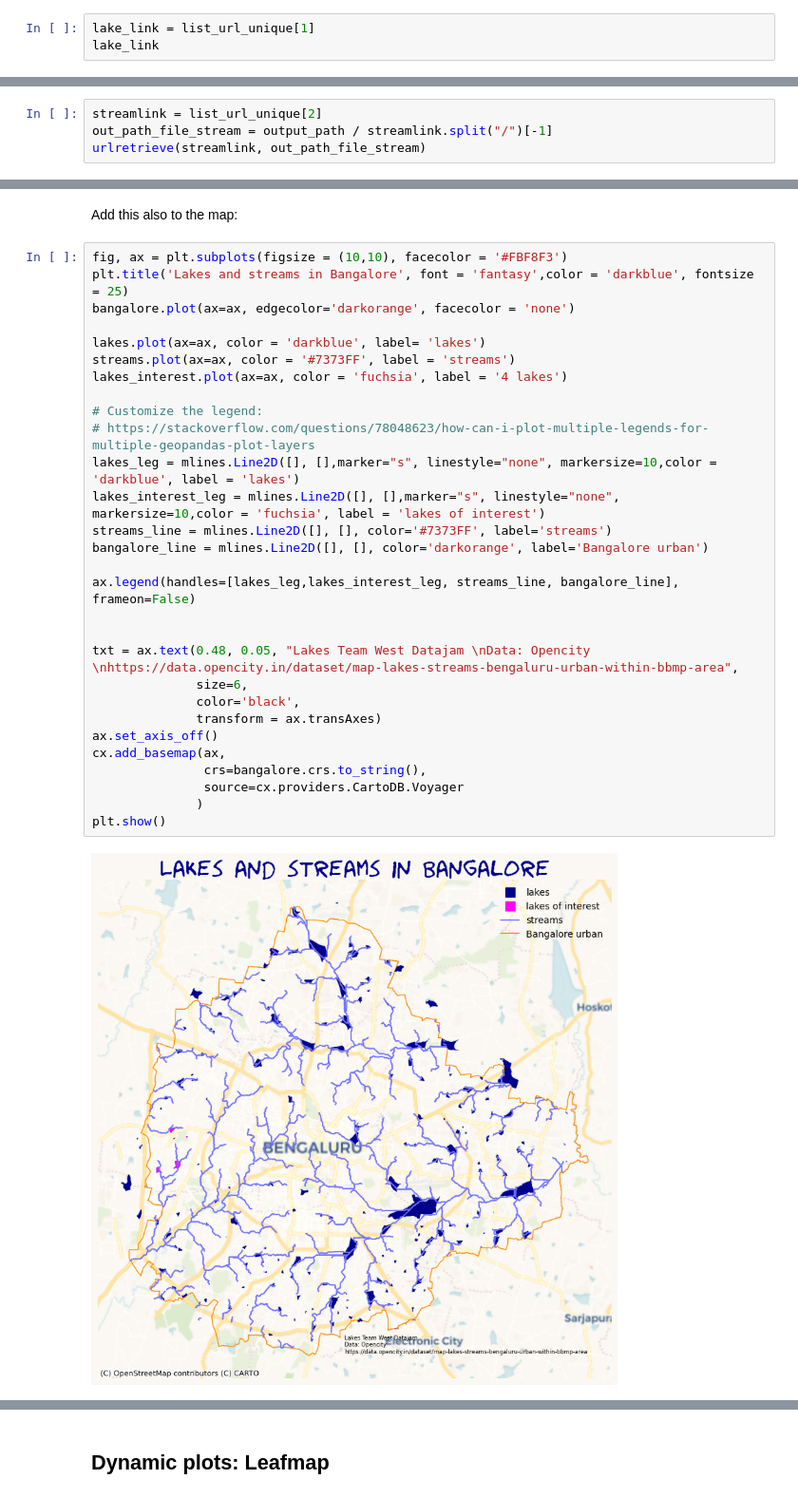
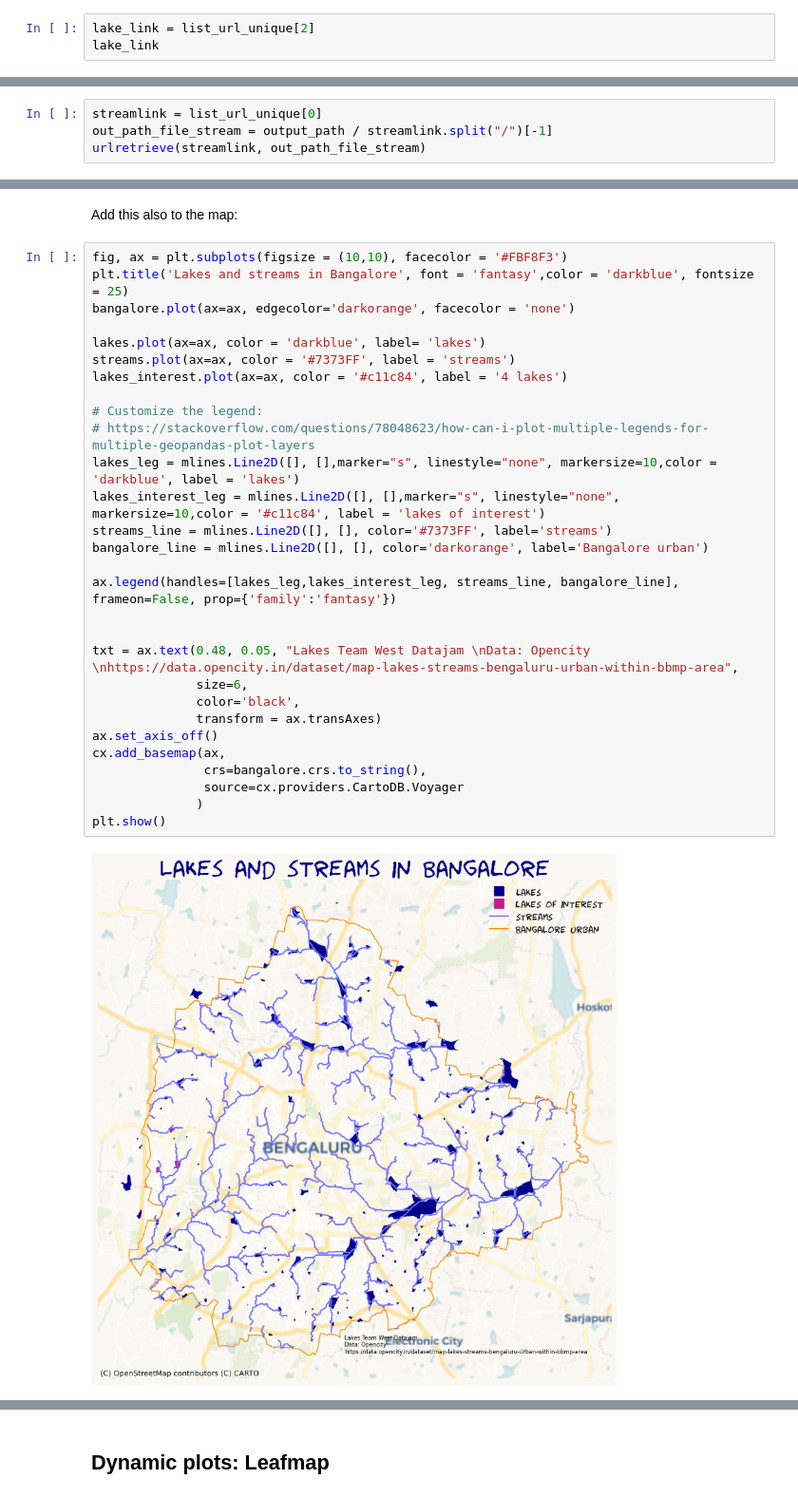
Before and after one commit to EllenB/lakes-bang, a Jupyter notebook: 00_west_lakes_explore.ipynb, the cells around one changed output, grey strips where cells are left out. Shown at 95% size. Saved outputs shown, nothing was run; the diff lists cells and outputs as text.

```diff
--- a/00_west_lakes_explore.ipynb
+++ b/00_west_lakes_explore.ipynb
@@ -93,7 +93,7 @@ Directory 'data' created.
 # %% [markdown]
 Read in the lakes dataset:
 # %%
-lake_link = list_url_unique[1]
+lake_link = list_url_unique[2]
 lake_link
 # %% [output]
 'https://data.opencity.in/dataset/b0f68537-2bce-4659-9171-9fb0ed3e4bcb/resource/d936310f-aba1-4b2b-aa34-663977917df7/download/bbmp_lakes_masterlist-final.kml'
@@ -126,7 +126,7 @@ There are 181 lakes in the dataset.
 # %% [markdown]
 Read in the other two datasets too - TO DO (write this into a function)
 # %%
-streamlink = list_url_unique[2]
+streamlink = list_url_unique[0]
 out_path_file_stream = output_path / streamlink.split("/")[-1]
 urlretrieve(streamlink, out_path_file_stream)
 # %% [output]
@@ -178,34 +178,34 @@ Add this also to the map:
 # %%
 fig, ax = plt.subplots(figsize = (10,10), facecolor = '#FBF8F3')
 plt.title('Lakes and streams in Bangalore', font = 'fantasy',color = 'darkblue', fontsize = 25)
 bangalore.plot(ax=ax, edgecolor='darkorange', facecolor = 'none')
 
 lakes.plot(ax=ax, color = 'darkblue', label= 'lakes')
 streams.plot(ax=ax, color = '#7373FF', label = 'streams')
-lakes_interest.plot(ax=ax, color = 'fuchsia', label = '4 lakes')
+lakes_interest.plot(ax=ax, color = '#c11c84', label = '4 lakes')
 
 # Customize the legend:
 # https://stackoverflow.com/questions/78048623/how-can-i-plot-multiple-legends-for-multiple-geopandas-plot-layers
 lakes_leg = mlines.Line2D([], [],marker="s", linestyle="none", markersize=10,color = 'darkblue', label = 'lakes')
-lakes_interest_leg = mlines.Line2D([], [],marker="s", linestyle="none", markersize=10,color = 'fuchsia', label = 'lakes of interest')
+lakes_interest_leg = mlines.Line2D([], [],marker="s", linestyle="none", markersize=10,color = '#c11c84', label = 'lakes of interest')
 streams_line = mlines.Line2D([], [], color='#7373FF', label='streams')
 bangalore_line = mlines.Line2D([], [], color='darkorange', label='Bangalore urban')
 
-ax.legend(handles=[lakes_leg,lakes_interest_leg, streams_line, bangalore_line], frameon=False)
+ax.legend(handles=[lakes_leg,lakes_interest_leg, streams_line, bangalore_line], frameon=False, prop={'family':'fantasy'})
 
 
 txt = ax.text(0.48, 0.05, "Lakes Team West Datajam \nData: Opencity \nhttps://data.opencity.in/dataset/map-lakes-streams-bengaluru-urban-within-bbmp-area",
               size=6,
               color='black',
               transform = ax.transAxes)
 ax.set_axis_off()
 cx.add_basemap(ax,
                crs=bangalore.crs.to_string(),
                source=cx.providers.CartoDB.Voyager
               )
 plt.show()
 # %% [output]
-[figure, old version]
+[figure, new version]
 # %% [markdown]
 ## Dynamic plots: Folium
 
```
Also changed, not shown: parts of 3 cells of this notebook, 1 other file.
